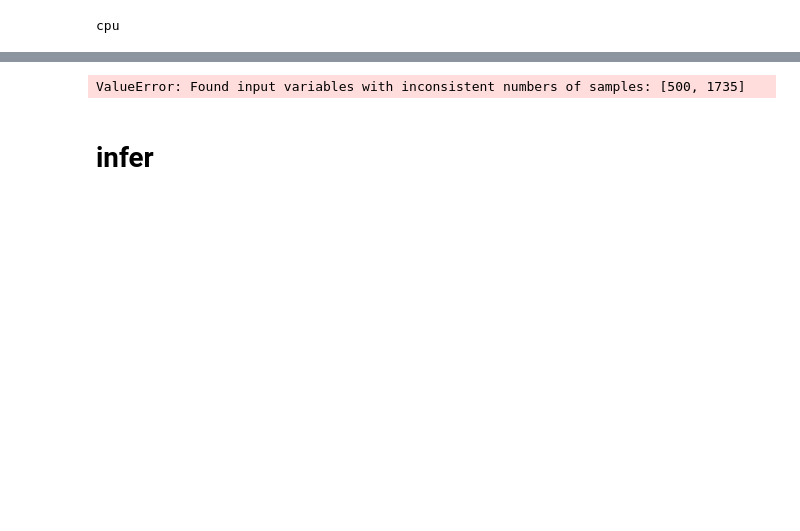
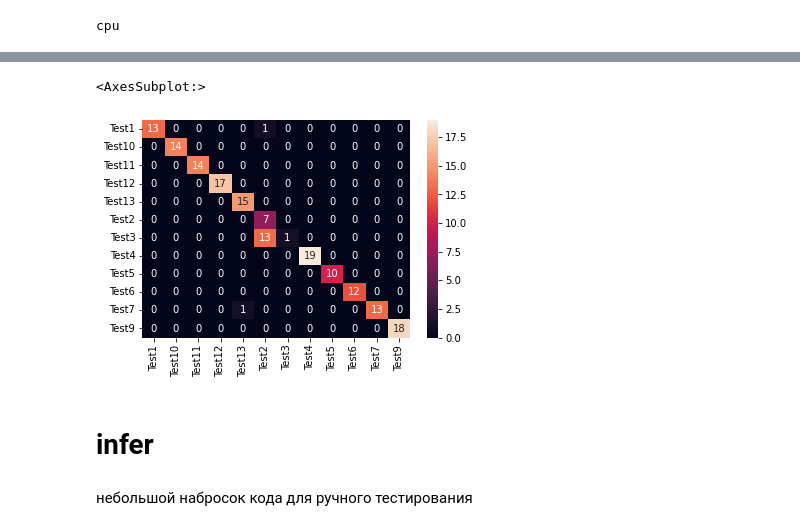
Before and after one commit to Yaroslav-siberia/audio_classification, a Jupyter notebook: 3.Classification by vector.ipynb, the cells around one changed output, grey strips where cells are left out. Saved outputs shown, nothing was run; the diff lists cells and outputs as text; code cells hidden in the pictures; blank space fills up the shorter version.

```diff
--- a/3.Classification by vector.ipynb
+++ b/3.Classification by vector.ipynb
@@ -294,4 +329,5 @@ val_dataset = ClassifierDataset(torch.from_numpy(X_val).float(),
 BATCH_SIZE = 16
 LEARNING_RATE = 0.0007
 NUM_FEATURES = X.shape[1]
-NUM_CLASSES = 10
+print(NUM_FEATURES)
+NUM_CLASSES = len(classes)
@@ -435,7 +469,4 @@ class MulticlassClassification(nn.Module):
         x = self.layer_out(x)
 
         return x
-
-    '''Result increased. best_loss: 0.4225-->0.4225. Saving weights
-Epoch 067: | Train Loss: 0.15478 | Val Loss: 0.42248 | Train Acc: 94.894| Val Acc: 87.435 on out dataset'''
 # %%
@@ -489,19 +528,21 @@ loss_stats = {
 # %%
 print("Begin training.")
 best_loss = math.inf
-best_weights = './best_big1.pt'
+best_weights = './best_vector_12_classes_5_sec.pt' # куда сохраняем веса с лучшим результатом
 torch.save(model.state_dict(), best_weights)
-worse_epoch_counter = 0
-max_bad_epoch = 25
+max_bad_epoch = 15 #  максимальное количество эпох, идущих подряд, без улучшения результата. тут стоит 15 для тестов,
+                   #  но лучше 25-30
+worse_epoch_counter = 0 # счетчик безрезультатных эпох
 train = True
-e=0
+e=0 # просто счетчик эпох для логирования
 while train:
-    start = time.time(
+    start = time.time()
     # TRAINING
     train_epoch_loss = 0
     train_epoch_acc = 0
     model.train()
     for X_train_batch, y_train_batch in train_loader:
+        # прямой проход в обучении
         X_train_batch, y_train_batch = X_train_batch.to(device), y_train_batch.to(device)
         optimizer.zero_grad()
 
@@ -509,7 +550,7 @@ while train:
 
         train_loss = criterion(y_train_pred, y_train_batch)
         train_acc = multi_acc(y_train_pred, y_train_batch)
-
+        # обратный проход. обратное распространение ошибки
         train_loss.backward()
         optimizer.step()
 
@@ -538,8 +579,9 @@ while train:
     loss_stats['val'].append(val_epoch_loss/len(val_loader))
     accuracy_stats['train'].append(train_epoch_acc/len(train_loader))
     accuracy_stats['val'].append(val_epoch_acc/len(val_loader))
+    end = time.time()
 
-    end = time.time()
+    # печать результатов, сохранение весов(если надо), логирование
     if val_epoch_loss/len(val_loader) < best_loss:
         best_loss = val_epoch_loss/len(val_loader)
         print(f'Result increased. best_loss: {round(best_loss,4)}-->{round(val_epoch_loss/len(val_loader),4)}. Saving weights')
@@ -602,7 +669,15 @@ print(classification_report(y_val, y_pred_list))
 # %%
-confusion_matrix_df = pd.DataFrame(confusion_matrix(y_test, y_pred_list)).rename(columns=idx2class, index=idx2class)
+# https://www.helenkapatsa.ru/matritsa-oshibok/
+# матрица ошибок. в идеале - везде нули кроме диагонали
+# по диагонали это число верно предсказанных значений
+# что не по диагонали - ошибки.
+# ось х это реальные значения, ось у - предсказанные
+confusion_matrix_df = pd.DataFrame(confusion_matrix(y_val, y_pred_list)).rename(columns=int_to_class, index=int_to_class)
 sns.heatmap(confusion_matrix_df, annot=True)
 # %% [output]
-ValueError: Found input variables with inconsistent numbers of samples: [500, 1735]
+<AxesSubplot:>
+[figure, added]
 # %% [markdown]
 # infer
+# %% [markdown]
+небольшой набросок кода для ручного тестирования
```
Also changed, not shown: parts of 42 cells of this notebook, 3 other files.
